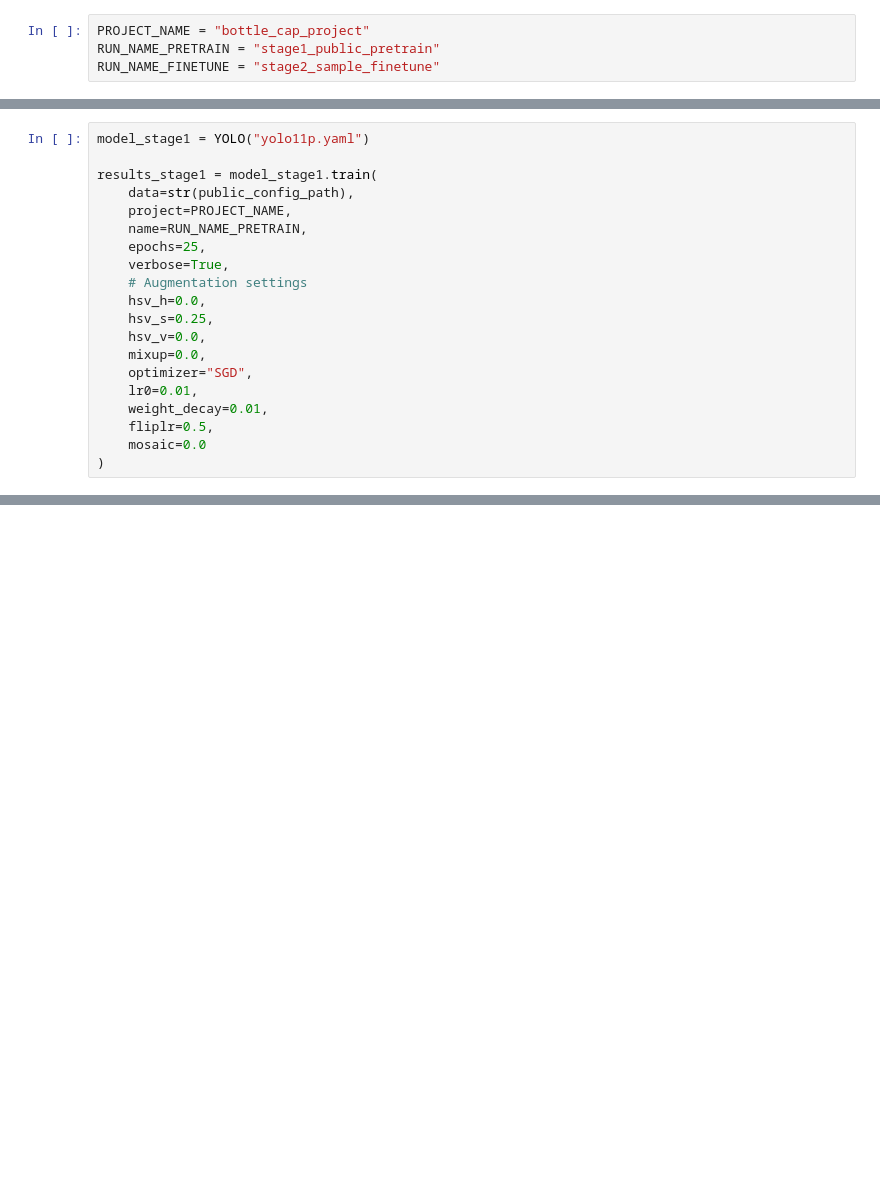
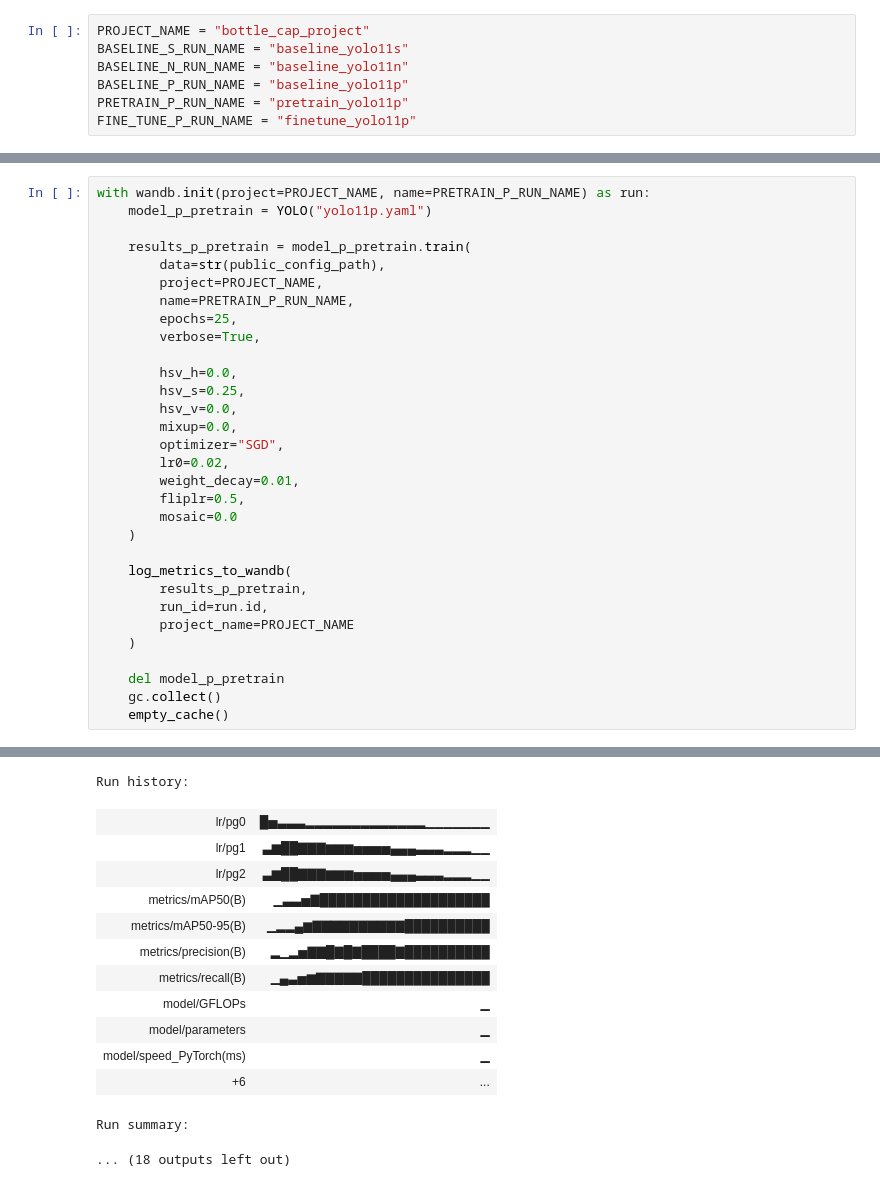
Before and after one commit to MuhRaflyArj/bottle-cap-color-detection, a Jupyter notebook: notebooks/experiment.ipynb, the cells around one changed output, grey strips where cells are left out. Cells and saved outputs as stored; diff of their text form; blank space fills up the shorter version.

```diff
--- a/notebooks/experiment.ipynb
+++ b/notebooks/experiment.ipynb
@@ -29,4 +61,7 @@ from pathlib import Path
 # %%
 PROJECT_NAME = "bottle_cap_project"
-RUN_NAME_PRETRAIN = "stage1_public_pretrain"
-RUN_NAME_FINETUNE = "stage2_sample_finetune"
+BASELINE_S_RUN_NAME = "baseline_yolo11s"
+BASELINE_N_RUN_NAME = "baseline_yolo11n"
+BASELINE_P_RUN_NAME = "baseline_yolo11p"
+PRETRAIN_P_RUN_NAME = "pretrain_yolo11p"
+FINE_TUNE_P_RUN_NAME = "finetune_yolo11p"
@@ -51,20 +399,32 @@ sample_config_path = extract_and_prepare_dataset(
 # %%
-model_stage1 = YOLO("yolo11p.yaml")
+with wandb.init(project=PROJECT_NAME, name=PRETRAIN_P_RUN_NAME) as run:
+    model_p_pretrain = YOLO("yolo11p.yaml")
 
-results_stage1 = model_stage1.train(
-    data=str(public_config_path),
-    project=PROJECT_NAME,
-    name=RUN_NAME_PRETRAIN,
-    epochs=25,
-    verbose=True,
-    # Augmentation settings
-    hsv_h=0.0,
-    hsv_s=0.25,
-    hsv_v=0.0,
-    mixup=0.0,
-    optimizer="SGD",
-    lr0=0.01,
-    weight_decay=0.01,
-    fliplr=0.5,
-    mosaic=0.0
-)
+    results_p_pretrain = model_p_pretrain.train(
+        data=str(public_config_path),
+        project=PROJECT_NAME,
+        name=PRETRAIN_P_RUN_NAME,
+        epochs=25,
+        verbose=True,
+
+        hsv_h=0.0,
+        hsv_s=0.25,
+        hsv_v=0.0,
+        mixup=0.0,
+        optimizer="SGD",
+        lr0=0.02,
+        weight_decay=0.01,
+        fliplr=0.5,
+        mosaic=0.0
+    )
+
+    log_metrics_to_wandb(
+        results_p_pretrain,
+        run_id=run.id,
+        project_name=PROJECT_NAME
+    )
+
+    del model_p_pretrain
+    gc.collect()
+    empty_cache()
+# %% [output]
@@ -70,0 +457,14 @@ results_stage1 = model_stage1.train(
+Run history:
+| lr/pg0 | █▅▃▃▃▂▂▂▂▂▂▂▂▂▂▂▂▂▁▁▁▁▁▁▁ |
+| lr/pg1 | ▃▆██▇▇▇▆▆▆▅▅▅▅▄▄▄▃▃▃▂▂▂▁▁ |
+| lr/pg2 | ▃▆██▇▇▇▆▆▆▅▅▅▅▄▄▄▃▃▃▂▂▂▁▁ |
+| metrics/mAP50(B) | ▁▃▃▅▇████████████████████ |
+| metrics/mAP50-95(B) | ▁▂▂▄▆▇▇▇▇▇▇▇▇▇▇██████████ |
+| metrics/precision(B) | ▂▁▂▅▇▇█▇█▇████▇██████████ |
+| metrics/recall(B) | ▁▄▃▅▆▇▇▇▇▇███████████████ |
+| model/GFLOPs | ▁ |
+| model/parameters | ▁ |
+| model/speed_PyTorch(ms) | ▁ |
+| +6 | ... |
+Run summary:
+... (18 outputs left out)
```
Also changed, not shown: parts of 32 cells of this notebook.
